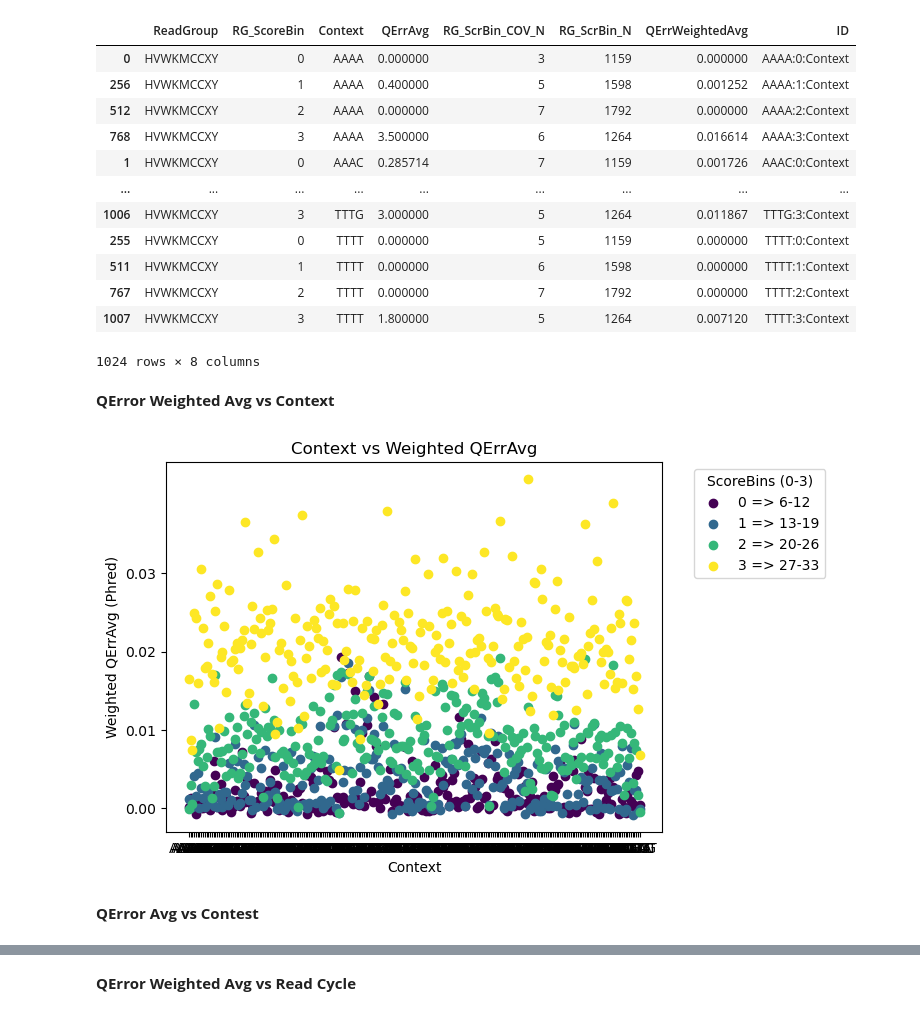
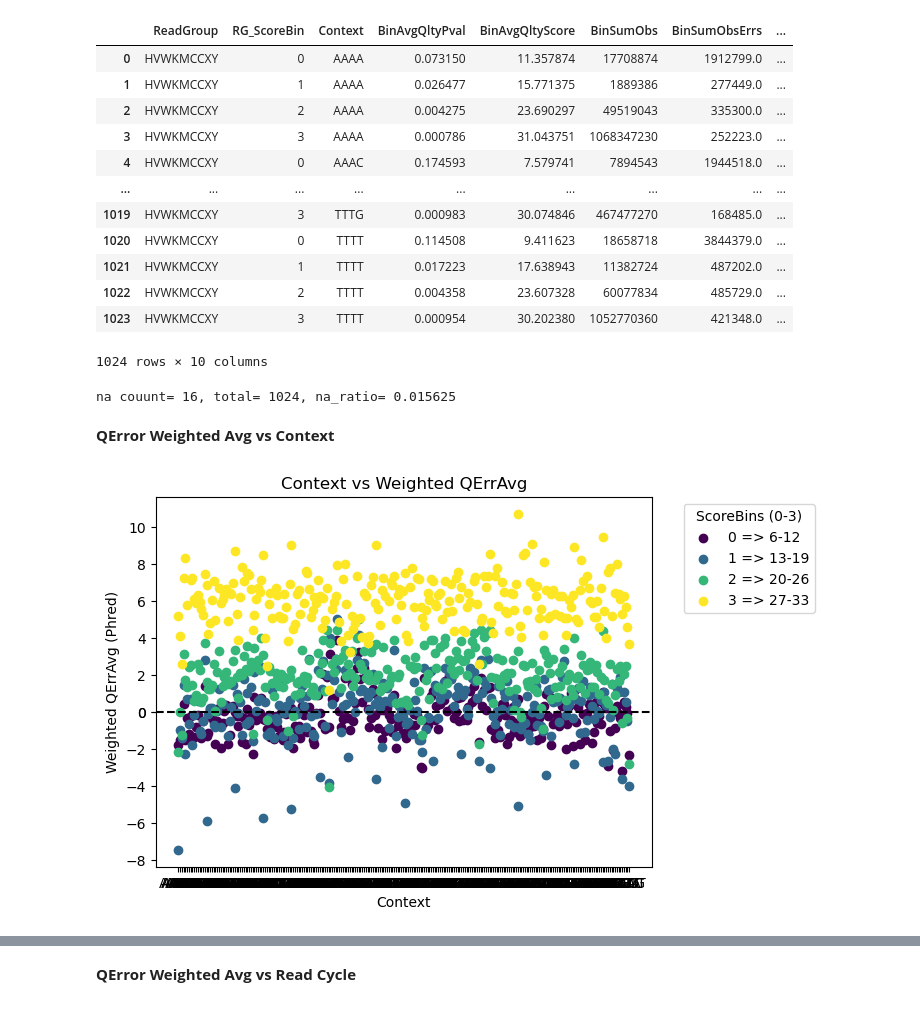
Before and after one commit to idoc-bioinfo/br_stat_profiler, a Jupyter notebook: test_br_stat_profiler.ipynb, the cells around one changed output, grey strips where cells are left out. Drawn from its saved outputs; the diff is of its cells as text; code cells hidden in the pictures.

Commit message:
Version 2 (weighted score calculation, w/o wobble)

```diff
--- a/test_br_stat_profiler.ipynb
+++ b/test_br_stat_profiler.ipynb
@@ -10,12 +10,13 @@ RECAL_TABLE_DIR = "./data/test_bqsr/"
 REC_TAB_FULL_PATH = \
     RECAL_TABLE_DIR + "pre-LUAD-02_all_chrs_wo_Y_MT.bam.context4.recal_data.table"
 OUTFILE_DIR = "./outfiles/"
-OUTFILE = OUTFILE_DIR + "first_profile.csv"
+OUTFILE = OUTFILE_DIR + "first_profile_num.csv"
 
 if os.path.exists(OUTFILE):
     os.remove(OUTFILE)
 
-cmd = f"--infile {REC_TAB_FULL_PATH} -o {OUTFILE}"
+cmd = f"--infile {REC_TAB_FULL_PATH} -o {OUTFILE} -co -20"
+# cmd = f"--infile {REC_TAB_FULL_PATH} -o {OUTFILE}"
 
 parser = load_parser()
 args = parser.parse_args(cmd.split())
@@ -57,0 +59,6 @@ rt2_pre_stat_df
+# %%
+from constants import RC_TAB2
+from br_stat_profiler import prepare_stat_df
+
+stat_df = prepare_stat_df(rt2_pre_stat_df, RC_TAB2.CNTXT_COV, adict)
+stat_df
@@ -58,30 +153,39 @@ rt2_pre_stat_df
 # %%
 from br_stat_profiler import prepare_stat_df
 from constants import RC_TAB2
-mode = RC_TAB2.CNTXT_COV
-cntxt_rt2_stat_df = prepare_stat_df(rt2_pre_stat_df, mode, adict)
+cntxt_rt2_stat_df = prepare_stat_df(rt2_pre_stat_df, RC_TAB2.CNTXT_COV, adict)
 cntxt_rt2_stat_df
 # %% [output]
-|  | ReadGroup | RG_ScoreBin | Context | QErrAvg | RG_ScrBin_COV_N | RG_ScrBin_N | QErrWeightedAvg | ID |
-| 0 | HVWKMCCXY | 0 | AAAA | 0.000000 | 3 | 1159 | 0.000000 | AAAA:0:Context |
-| 256 | HVWKMCCXY | 1 | AAAA | 0.400000 | 5 | 1598 | 0.001252 | AAAA:1:Context |
-| 512 | HVWKMCCXY | 2 | AAAA | 0.000000 | 7 | 1792 | 0.000000 | AAAA:2:Context |
-| 768 | HVWKMCCXY | 3 | AAAA | 3.500000 | 6 | 1264 | 0.016614 | AAAA:3:Context |
-| 1 | HVWKMCCXY | 0 | AAAC | 0.285714 | 7 | 1159 | 0.001726 | AAAC:0:Context |
+|  | ReadGroup | RG_ScoreBin | Context | BinAvgQltyPval | BinAvgQltyScore | BinSumObs | BinSumObsErrs | ... |
+| 0 | HVWKMCCXY | 0 | AAAA | 0.073150 | 11.357874 | 17708874 | 1912799.0 | ... |
+| 1 | HVWKMCCXY | 1 | AAAA | 0.026477 | 15.771375 | 1889386 | 277449.0 | ... |
+| 2 | HVWKMCCXY | 2 | AAAA | 0.004275 | 23.690297 | 49519043 | 335300.0 | ... |
+| 3 | HVWKMCCXY | 3 | AAAA | 0.000786 | 31.043751 | 1068347230 | 252223.0 | ... |
+| 4 | HVWKMCCXY | 0 | AAAC | 0.174593 | 7.579741 | 7894543 | 1944518.0 | ... |
 | ... | ... | ... | ... | ... | ... | ... | ... | ... |
-| 1006 | HVWKMCCXY | 3 | TTTG | 3.000000 | 5 | 1264 | 0.011867 | TTTG:3:Context |
-| 255 | HVWKMCCXY | 0 | TTTT | 0.000000 | 5 | 1159 | 0.000000 | TTTT:0:Context |
-| 511 | HVWKMCCXY | 1 | TTTT | 0.000000 | 6 | 1598 | 0.000000 | TTTT:1:Context |
-| 767 | HVWKMCCXY | 2 | TTTT | 0.000000 | 7 | 1792 | 0.000000 | TTTT:2:Context |
-| 1007 | HVWKMCCXY | 3 | TTTT | 1.800000 | 5 | 1264 | 0.007120 | TTTT:3:Context |
+| 1019 | HVWKMCCXY | 3 | TTTG | 0.000983 | 30.074846 | 467477270 | 168485.0 | ... |
+| 1020 | HVWKMCCXY | 0 | TTTT | 0.114508 | 9.411623 | 18658718 | 3844379.0 | ... |
+| 1021 | HVWKMCCXY | 1 | TTTT | 0.017223 | 17.638943 | 11382724 | 487202.0 | ... |
+| 1022 | HVWKMCCXY | 2 | TTTT | 0.004358 | 23.607328 | 60077834 | 485729.0 | ... |
+| 1023 | HVWKMCCXY | 3 | TTTT | 0.000954 | 30.202380 | 1052770360 | 421348.0 | ... |
-1024 rows × 8 columns
+1024 rows × 10 columns
+# %%
+na_count = cntxt_rt2_stat_df[RT2_STAT.BIN_AVG_QLTY_ERR_COL].isna().sum()
+total = cntxt_rt2_stat_df.shape[0]
+na_ratio = na_count/total
+print(f"na couunt= {na_count}, total= {total}, na_ratio= {na_ratio}")
+# %% [output]
+na couunt= 16, total= 1024, na_ratio= 0.015625
 # %% [markdown]
 **QError Weighted Avg vs Context**
 # %%
 import numpy as np
+import math
+
 import matplotlib.pyplot as plt
 import matplotlib.cm as cm
 from constants import RC_TAB2,RT2_STAT, CNTXT_RT2, RANGES
+from user_args import UARGS
 # draw a dot chart using matplotlib
 
 def score_qntl_ranges(rt2_pre_stat_df):
@@ -89,39 +193,42 @@ def score_qntl_ranges(rt2_pre_stat_df):
     return df.rename(columns={RC_TAB2.QLTY_SCORE_COL: RANGES.SCORE_BIN})
 
 def jitter_list(lst, mean=0, std=0.1):
     jittered_list = np.array(lst) + np.random.normal(mean, std, len(lst))
     return jittered_list.tolist()
 
-
-y_start, y_end = cntxt_rt2_stat_df[RT2_STAT.QLTY_ERR_W_AVG_COL].min(), 0.04
+y_start = math.floor(cntxt_rt2_stat_df[RT2_STAT.BIN_AVG_QLTY_ERR_COL].min())
+y_end = math.ceil(cntxt_rt2_stat_df[RT2_STAT.BIN_AVG_QLTY_ERR_COL].max())
 jitter_factor = (y_end - y_start) /100
 
 ranges = score_qntl_ranges(rt2_pre_stat_df)[RANGES.SCORE_BIN].unique()
-cmap = cm.get_cmap('viridis', len(cntxt_rt2_stat_df[RC_TAB2.RG_SCORE_BIN_COL].unique()))
+# cmap = cm.get_cmap('viridis', len(cntxt_rt2_stat_df[RC_TAB2.RG_SCORE_BIN_COL].unique()))
+cmap = cm.get_cmap('viridis', adict[UARGS.SCORE_BINS_COUNT])
 # create the scatter plot
 fig, ax = plt.subplots()
 for i, group in cntxt_rt2_stat_df.groupby(RC_TAB2.RG_SCORE_BIN_COL):
-    jittered_y = jitter_list(group[RT2_STAT.QLTY_ERR_W_AVG_COL], 0 , jitter_factor)
+    jittered_y = jitter_list(group[RT2_STAT.BIN_AVG_QLTY_ERR_COL], 0 , jitter_factor)
     # ax.scatter(group[CNTXT_RT2.CNTXT_COL], group[RT2_STAT.QLTY_ERR_W_AVG_COL],
     ax.scatter(group[CNTXT_RT2.CNTXT_COL], jittered_y,
             #    c=[cmap(i)], label=i)
         c=[cmap(i)], label=f'{i} => {ranges[i][0]}-{ranges[i][1]}')
 
+ax.axhline(y=0, color='black', linestyle='--')
 ax.set_title('Context vs Weighted QErrAvg')
 ax.set_xlabel('Context')
 ax.set_ylabel('Weighted QErrAvg (Phred)')
 ax.legend(title="ScoreBins (0-3)", bbox_to_anchor=(1.05, 1), loc='upper left')
 
 # plt.xticks(range(cyc_rt2_stat_df[CYC_RT2.CYC_BIN_COL].min(), cyc_rt2_stat_df[CYC_RT2.CYC_BIN_COL].max()+1,2))
-Y_TICKS_COUNT = 5
 
 import numpy as np
-yticks = np.arange(y_start, y_end, (y_end - y_start) / (Y_TICKS_COUNT - 1))
+# Y_TICKS_COUNT = 5
+# yticks = np.arange(y_start, y_end, (y_end - y_start) / (Y_TICKS_COUNT))
+YTICK_STEP = 2
+yticks = np.arange(y_start, y_end, YTICK_STEP)
+yticks = np.append(yticks, 0)
 
 plt.yticks(yticks)
 # display the chart
 plt.show()
 # %% [output]
-[figure, old version]
+[figure, new version]
-# %% [markdown]
-**QError Avg vs Contest**
```
Also changed, not shown: parts of 9 cells of this notebook, 4 other files.
